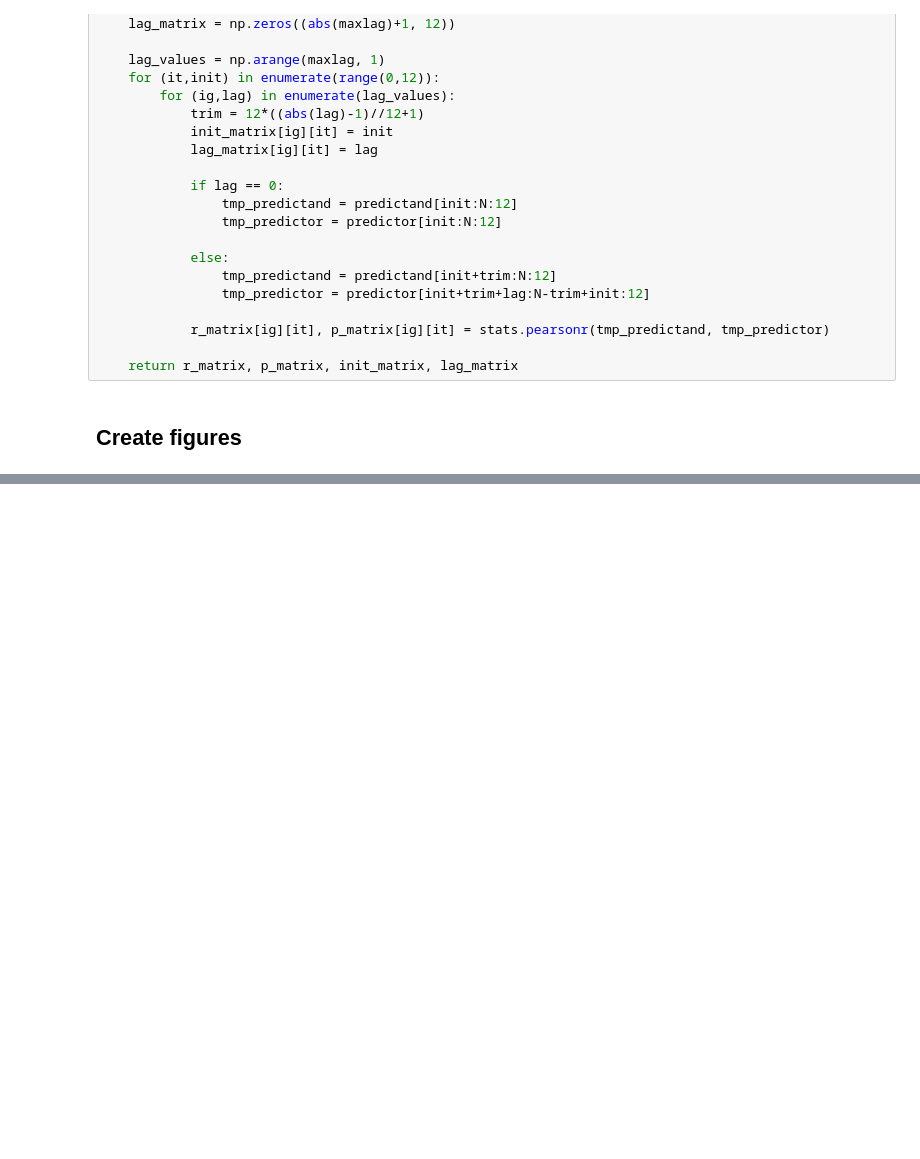
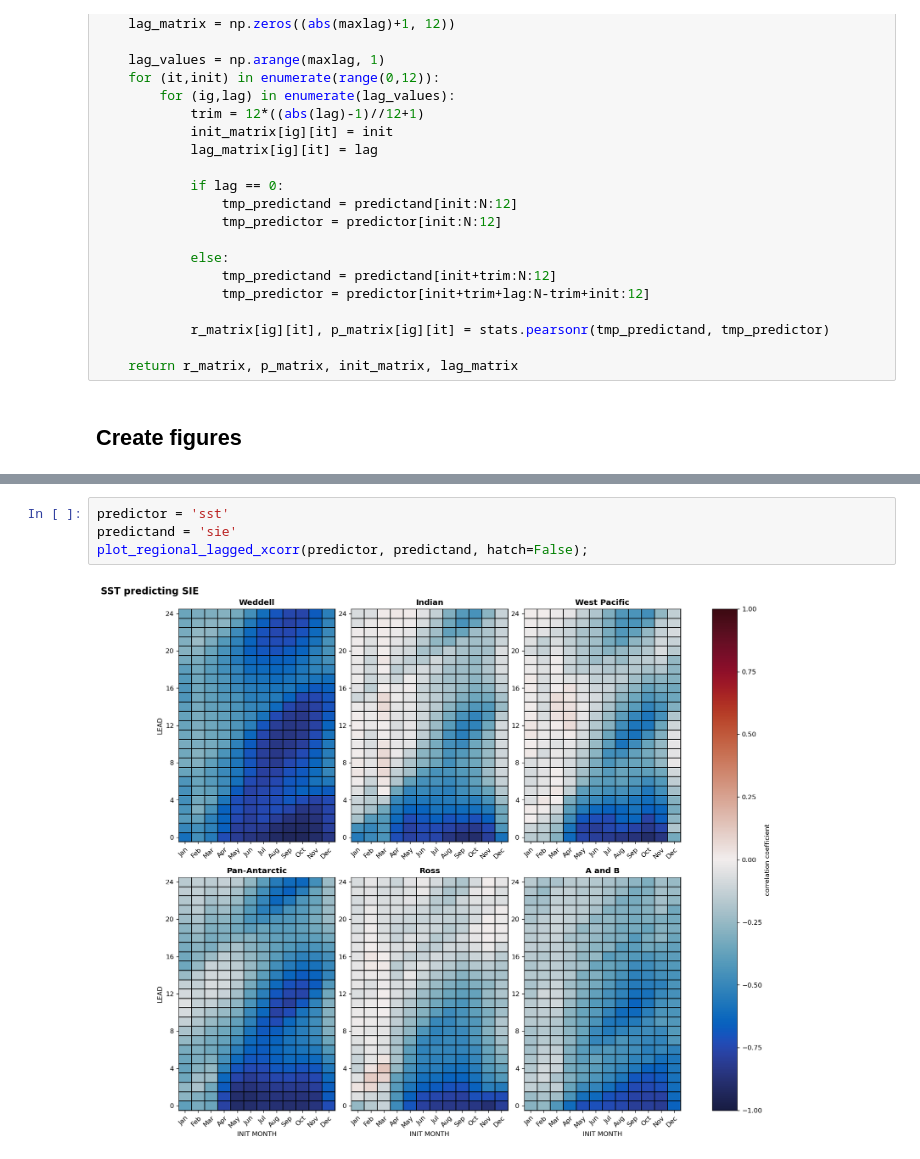
Before and after one commit to bbuchovecky/hmei, a Jupyter notebook: notebooks/11_model-correlation.ipynb, the cells around one changed output, grey strips where cells are left out. Cells and saved outputs as stored; diff of their text form; blank space fills up the shorter version.

```diff
--- a/notebooks/11_model-correlation.ipynb
+++ b/notebooks/11_model-correlation.ipynb
@@ -439,0 +500,6 @@ plot_single_lagged_xcorr('sfc_biomass', 'npp', 'SouthernOcean', hatch=False)
+# %%
+predictor = 'sst'
+predictand = 'sie'
+plot_regional_lagged_xcorr(predictor, predictand, hatch=False);
+# %% [output]
+[figure, added]
```
Also changed, not shown: parts of 6 cells of this notebook, 1 other file.
